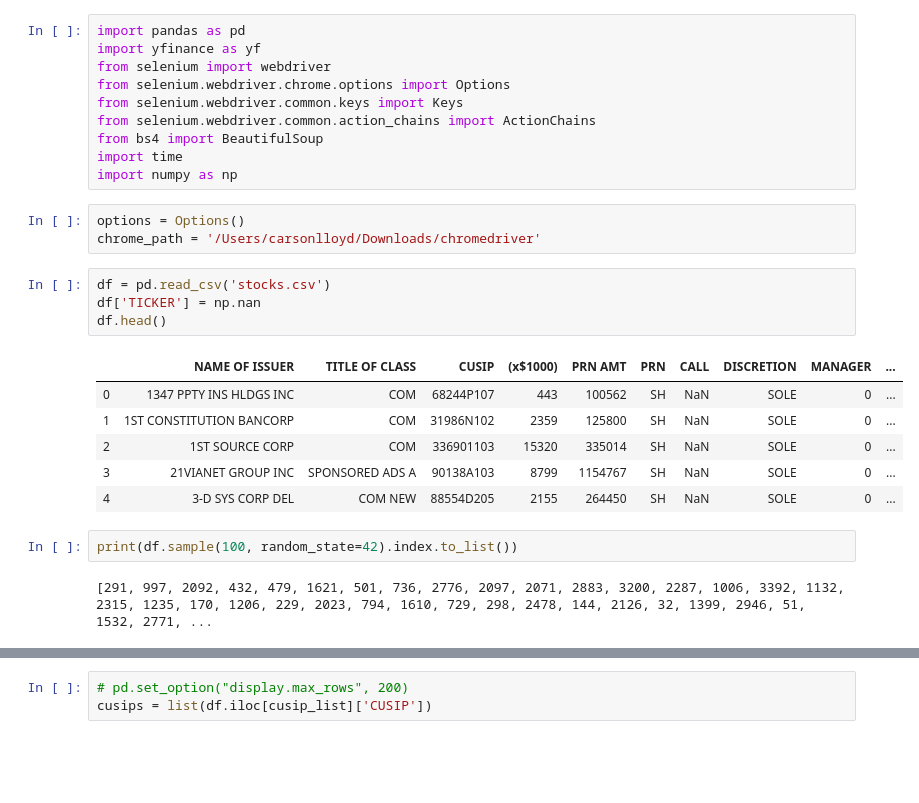
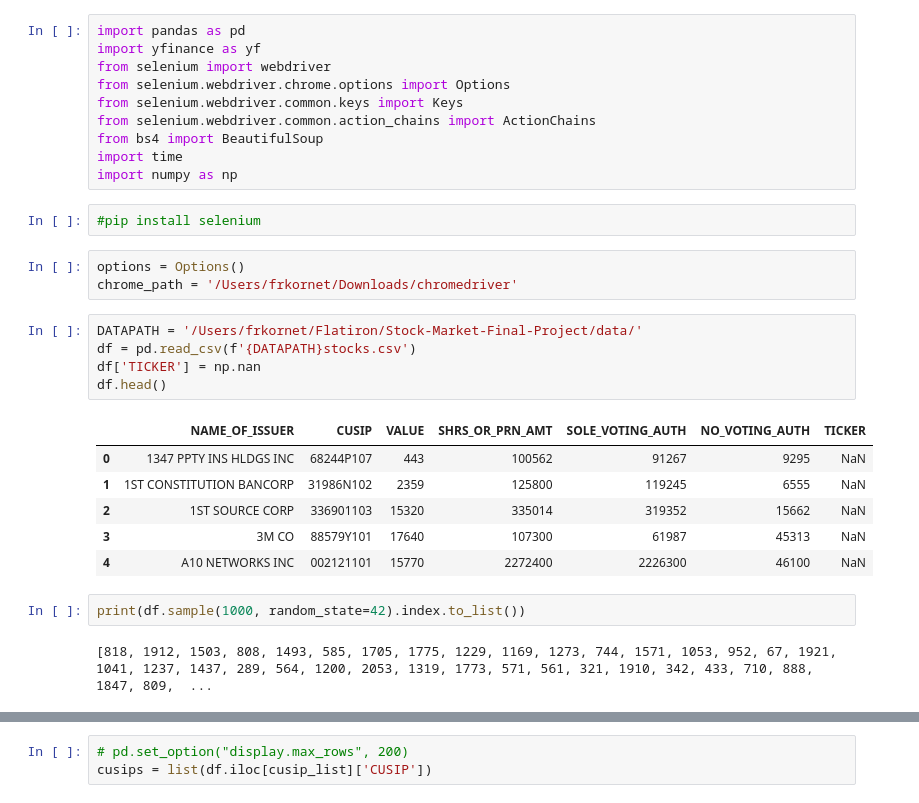
Before and after one commit to frkornet/Stock-Market-Final-Project, a Jupyter notebook: notebook/stock_tickers Carson.ipynb, the cells around one changed output, grey strips where cells are left out. Cells and saved outputs as stored; diff of their text form; blank space fills up the shorter version.

Commit message:
backtester now able to handle 1000 stock; saving work done to date

```diff
--- a/notebook/stock_tickers Carson.ipynb
+++ b/notebook/stock_tickers Carson.ipynb
@@ -8,21 +8,24 @@ from selenium.webdriver.common.action_chains import ActionChains
 from bs4 import BeautifulSoup
 import time
 import numpy as np
+# %%
+#pip install selenium
 # %%
 options = Options()
-chrome_path = '/Users/carsonlloyd/Downloads/chromedriver'
+chrome_path = '/Users/frkornet/Downloads/chromedriver'
 # %%
-df = pd.read_csv('stocks.csv')
+DATAPATH = '/Users/frkornet/Flatiron/Stock-Market-Final-Project/data/'
+df = pd.read_csv(f'{DATAPATH}stocks.csv')
 df['TICKER'] = np.nan
 df.head()
 # %% [output]
-|  | NAME OF ISSUER | TITLE OF CLASS | CUSIP | (x$1000) | PRN AMT | PRN | CALL | DISCRETION | MANAGER | ... |
-| 0 | 1347 PPTY INS HLDGS INC | COM | 68244P107 | 443 | 100562 | SH | NaN | SOLE | 0 | ... |
-| 1 | 1ST CONSTITUTION BANCORP | COM | 31986N102 | 2359 | 125800 | SH | NaN | SOLE | 0 | ... |
-| 2 | 1ST SOURCE CORP | COM | 336901103 | 15320 | 335014 | SH | NaN | SOLE | 0 | ... |
-| 3 | 21VIANET GROUP INC | SPONSORED ADS A | 90138A103 | 8799 | 1154767 | SH | NaN | SOLE | 0 | ... |
-| 4 | 3-D SYS CORP DEL | COM NEW | 88554D205 | 2155 | 264450 | SH | NaN | SOLE | 0 | ... |
+|  | NAME_OF_ISSUER | CUSIP | VALUE | SHRS_OR_PRN_AMT | SOLE_VOTING_AUTH | NO_VOTING_AUTH | TICKER |
+| 0 | 1347 PPTY INS HLDGS INC | 68244P107 | 443 | 100562 | 91267 | 9295 | NaN |
+| 1 | 1ST CONSTITUTION BANCORP | 31986N102 | 2359 | 125800 | 119245 | 6555 | NaN |
+| 2 | 1ST SOURCE CORP | 336901103 | 15320 | 335014 | 319352 | 15662 | NaN |
+| 3 | 3M CO | 88579Y101 | 17640 | 107300 | 61987 | 45313 | NaN |
+| 4 | A10 NETWORKS INC | 002121101 | 15770 | 2272400 | 2226300 | 46100 | NaN |
 # %%
-print(df.sample(100, random_state=42).index.to_list())
+print(df.sample(1000, random_state=42).index.to_list())
 # %% [output]
-[291, 997, 2092, 432, 479, 1621, 501, 736, 2776, 2097, 2071, 2883, 3200, 2287, 1006, 3392, 1132, 2315, 1235, 170, 1206, 229, 2023, 794, 1610, 729, 298, 2478, 144, 2126, 32, 1399, 2946, 51, 1532, 2771, ...
+[818, 1912, 1503, 808, 1493, 585, 1705, 1775, 1229, 1169, 1273, 744, 1571, 1053, 952, 67, 1921, 1041, 1237, 1437, 289, 564, 1200, 2053, 1319, 1773, 571, 561, 321, 1910, 342, 433, 710, 888, 1847, 809,  ...
```
Also changed, not shown: parts of 12 cells of this notebook, 7 other files.
